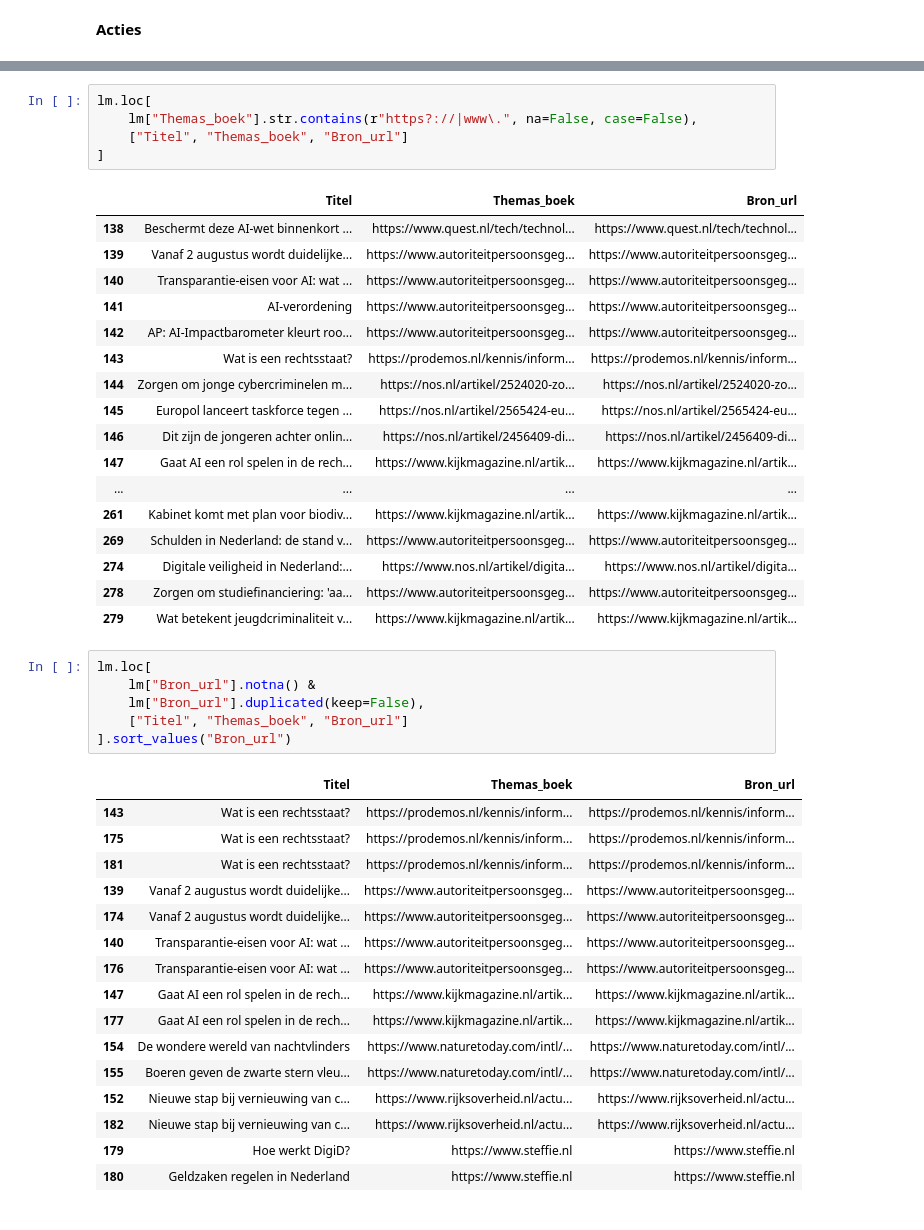
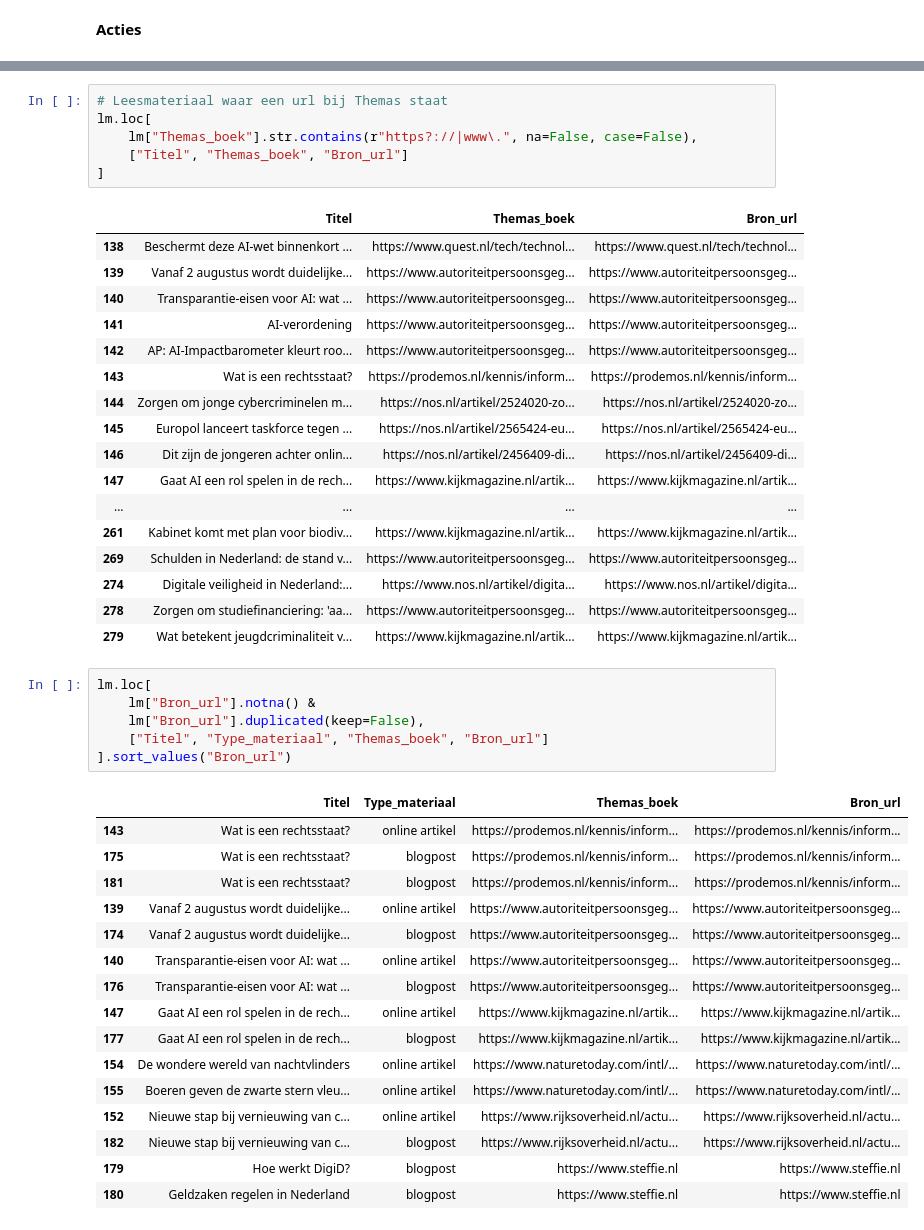
Before and after one commit to NannaLakens1/SE-2.1-2.2-LU2, a Jupyter notebook: lu2_opdrachten/Opdracht_1_DataAnalysis.ipynb, the cells around one changed output, grey strips where cells are left out. Drawn from its saved outputs; the diff is of its cells as text.

```diff
--- a/lu2_opdrachten/Opdracht_1_DataAnalysis.ipynb
+++ b/lu2_opdrachten/Opdracht_1_DataAnalysis.ipynb
@@ -227,4 +201,5 @@ lm.Aandeel_lange_woorden_pct.astype(float)
 # %%
+# Leesmateriaal waar een url bij Themas staat
 lm.loc[
     lm["Themas_boek"].str.contains(r"https?://|www\.", na=False, case=False),
     ["Titel", "Themas_boek", "Bron_url"]
@@ -250,23 +225,23 @@ lm.loc[
 # %%
 lm.loc[
     lm["Bron_url"].notna() &
     lm["Bron_url"].duplicated(keep=False),
-    ["Titel", "Themas_boek", "Bron_url"]
+    ["Titel", "Type_materiaal", "Themas_boek", "Bron_url"]
 ].sort_values("Bron_url")
 # %% [output]
-|  | Titel | Themas_boek | Bron_url |
-| 143 | Wat is een rechtsstaat? | https://prodemos.nl/kennis/inform... | https://prodemos.nl/kennis/inform... |
-| 175 | Wat is een rechtsstaat? | https://prodemos.nl/kennis/inform... | https://prodemos.nl/kennis/inform... |
-| 181 | Wat is een rechtsstaat? | https://prodemos.nl/kennis/inform... | https://prodemos.nl/kennis/inform... |
-| 139 | Vanaf 2 augustus wordt duidelijke... | https://www.autoriteitpersoonsgeg... | https://www.autoriteitpersoonsgeg... |
-| 174 | Vanaf 2 augustus wordt duidelijke... | https://www.autoriteitpersoonsgeg... | https://www.autoriteitpersoonsgeg... |
-| 140 | Transparantie-eisen voor AI: wat ... | https://www.autoriteitpersoonsgeg... | https://www.autoriteitpersoonsgeg... |
-| 176 | Transparantie-eisen voor AI: wat ... | https://www.autoriteitpersoonsgeg... | https://www.autoriteitpersoonsgeg... |
-| 147 | Gaat AI een rol spelen in de rech... | https://www.kijkmagazine.nl/artik... | https://www.kijkmagazine.nl/artik... |
-| 177 | Gaat AI een rol spelen in de rech... | https://www.kijkmagazine.nl/artik... | https://www.kijkmagazine.nl/artik... |
-| 154 | De wondere wereld van nachtvlinders | https://www.naturetoday.com/intl/... | https://www.naturetoday.com/intl/... |
-| 155 | Boeren geven de zwarte stern vleu... | https://www.naturetoday.com/intl/... | https://www.naturetoday.com/intl/... |
-| 152 | Nieuwe stap bij vernieuwing van c... | https://www.rijksoverheid.nl/actu... | https://www.rijksoverheid.nl/actu... |
-| 182 | Nieuwe stap bij vernieuwing van c... | https://www.rijksoverheid.nl/actu... | https://www.rijksoverheid.nl/actu... |
-| 179 | Hoe werkt DigiD? | https://www.steffie.nl | https://www.steffie.nl |
-| 180 | Geldzaken regelen in Nederland | https://www.steffie.nl | https://www.steffie.nl |
+|  | Titel | Type_materiaal | Themas_boek | Bron_url |
+| 143 | Wat is een rechtsstaat? | online artikel | https://prodemos.nl/kennis/inform... | https://prodemos.nl/kennis/inform... |
+| 175 | Wat is een rechtsstaat? | blogpost | https://prodemos.nl/kennis/inform... | https://prodemos.nl/kennis/inform... |
+| 181 | Wat is een rechtsstaat? | blogpost | https://prodemos.nl/kennis/inform... | https://prodemos.nl/kennis/inform... |
+| 139 | Vanaf 2 augustus wordt duidelijke... | online artikel | https://www.autoriteitpersoonsgeg... | https://www.autoriteitpersoonsgeg... |
+| 174 | Vanaf 2 augustus wordt duidelijke... | blogpost | https://www.autoriteitpersoonsgeg... | https://www.autoriteitpersoonsgeg... |
+| 140 | Transparantie-eisen voor AI: wat ... | online artikel | https://www.autoriteitpersoonsgeg... | https://www.autoriteitpersoonsgeg... |
+| 176 | Transparantie-eisen voor AI: wat ... | blogpost | https://www.autoriteitpersoonsgeg... | https://www.autoriteitpersoonsgeg... |
+| 147 | Gaat AI een rol spelen in de rech... | online artikel | https://www.kijkmagazine.nl/artik... | https://www.kijkmagazine.nl/artik... |
+| 177 | Gaat AI een rol spelen in de rech... | blogpost | https://www.kijkmagazine.nl/artik... | https://www.kijkmagazine.nl/artik... |
+| 154 | De wondere wereld van nachtvlinders | online artikel | https://www.naturetoday.com/intl/... | https://www.naturetoday.com/intl/... |
+| 155 | Boeren geven de zwarte stern vleu... | online artikel | https://www.naturetoday.com/intl/... | https://www.naturetoday.com/intl/... |
+| 152 | Nieuwe stap bij vernieuwing van c... | online artikel | https://www.rijksoverheid.nl/actu... | https://www.rijksoverheid.nl/actu... |
+| 182 | Nieuwe stap bij vernieuwing van c... | blogpost | https://www.rijksoverheid.nl/actu... | https://www.rijksoverheid.nl/actu... |
+| 179 | Hoe werkt DigiD? | blogpost | https://www.steffie.nl | https://www.steffie.nl |
+| 180 | Geldzaken regelen in Nederland | blogpost | https://www.steffie.nl | https://www.steffie.nl |
```
Also changed, not shown: parts of 11 cells of this notebook.
